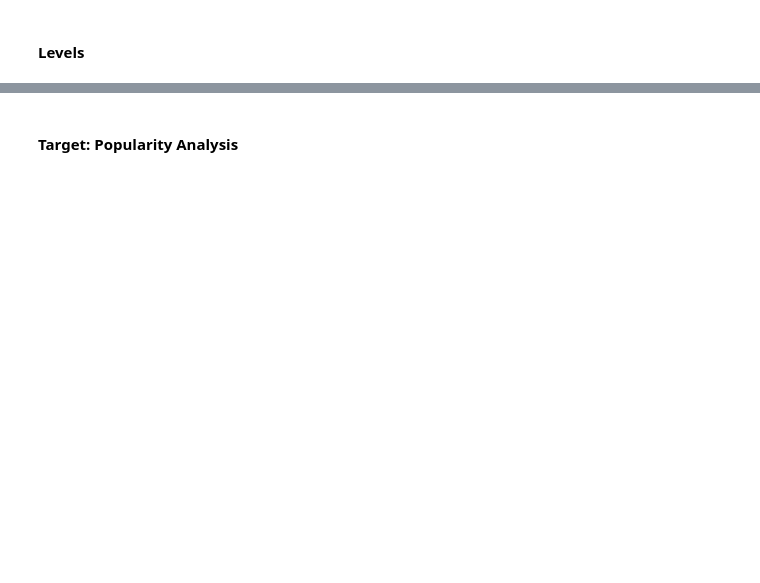
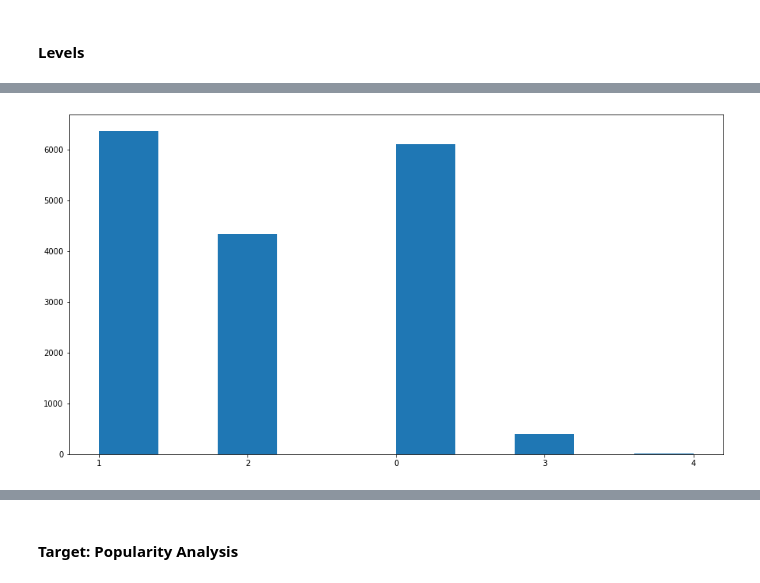
Before and after one commit to erin-vu/real_estate, a Jupyter notebook: Real Estate Analysis.ipynb, the cells around one changed output, grey strips where cells are left out. Cells and saved outputs as stored; diff of their text form; code cells hidden in the pictures; blank space fills up the shorter version.

Commit message:
cleaned up levels

```diff
--- a/Real Estate Analysis.ipynb
+++ b/Real Estate Analysis.ipynb
@@ -865,5 +805,28 @@ for col in df_single.columns():
-# %%
-for col in df_single.columns():
-    df_single.loc[df_single[col]contains 'One', col] = 1
+# %%
+df_single.loc[df_single['levels'] == 'Two', 'levels'] = 2
+df_single.loc[df_single['levels'] == 'Two Story', 'levels'] = 2
+df_single.loc[df_single['levels'] == '2', 'levels'] = 2
+df_single.loc[df_single['levels'] == 'Two-Multi/Split', 'levels'] = 2
+df_single.loc[df_single['levels'] == 'Two Story-Two', 'levels'] = 2
+df_single.loc[df_single['levels'] == 'Two-Three Or More', 'levels'] = 2
+df_single.loc[df_single['levels'] == 'Multi/Split-Two', 'levels'] = 2
+df_single.loc[df_single['levels'] == 'Multi/Split', 'levels'] = 2
+df_single.loc[df_single['levels'] == 'Split Level', 'levels'] = 2
+# %%
+df_single.loc[df_single['levels'] == 'Three', 'levels'] = 3
+df_single.loc[df_single['levels'] == 'Three Or More', 'levels'] = 3
+df_single.loc[df_single['levels'] == 'Three Or More Stories', 'levels'] = 3
+df_single.loc[df_single['levels'] == 'Tri-Level', 'levels'] = 3
+df_single.loc[df_single['levels'] == 'Three Or More-Multi/Split', 'levels'] = 3
+df_single.loc[df_single['levels'] == 'Three or More Stories-Three Or More ', 'levels'] = 3
+df_single.loc[df_single['levels'] == 'Multi/Split-Three Or More ', 'levels'] = 3
+df_single.loc[df_single['levels'] == 'Three or More Stories', 'levels'] = 3
+df_single.loc[df_single['levels'] == 'Three or More Stories-Three Or More', 'levels'] = 3
+df_single.loc[df_single['levels'] == 'Tri-Level-Two', 'levels'] = 3
+df_single.loc[df_single['levels'] == '3', 'levels'] = 3
+df_single.loc[df_single['levels'] == 'Multi/Split-Three Or More', 'levels'] = 3
+df_single.loc[df_single['levels'] == 'Multi/Split-Tri-Level', 'levels'] = 3
+df_single.loc[df_single['levels'] == 'Multi-Level', 'levels'] = 3
 # %%
-df_single.loc[df_single['levels'] == list_one, 'levels'] = 1
+df_single.loc[df_single['levels'] == '4+', 'levels'] = 4
+df_single.loc[df_single['levels'] == 'Other', 'levels'] = 4
@@ -895 +841,6 @@ Multi-Level                               1
 Name: levels, dtype: int64
+# %%
+fig, ax = plt.subplots(figsize=(15, 8))
+ax.hist(df_single['levels']);
+# %% [output]
+[figure, added]
```
Also changed, not shown: parts of 44 cells of this notebook.
